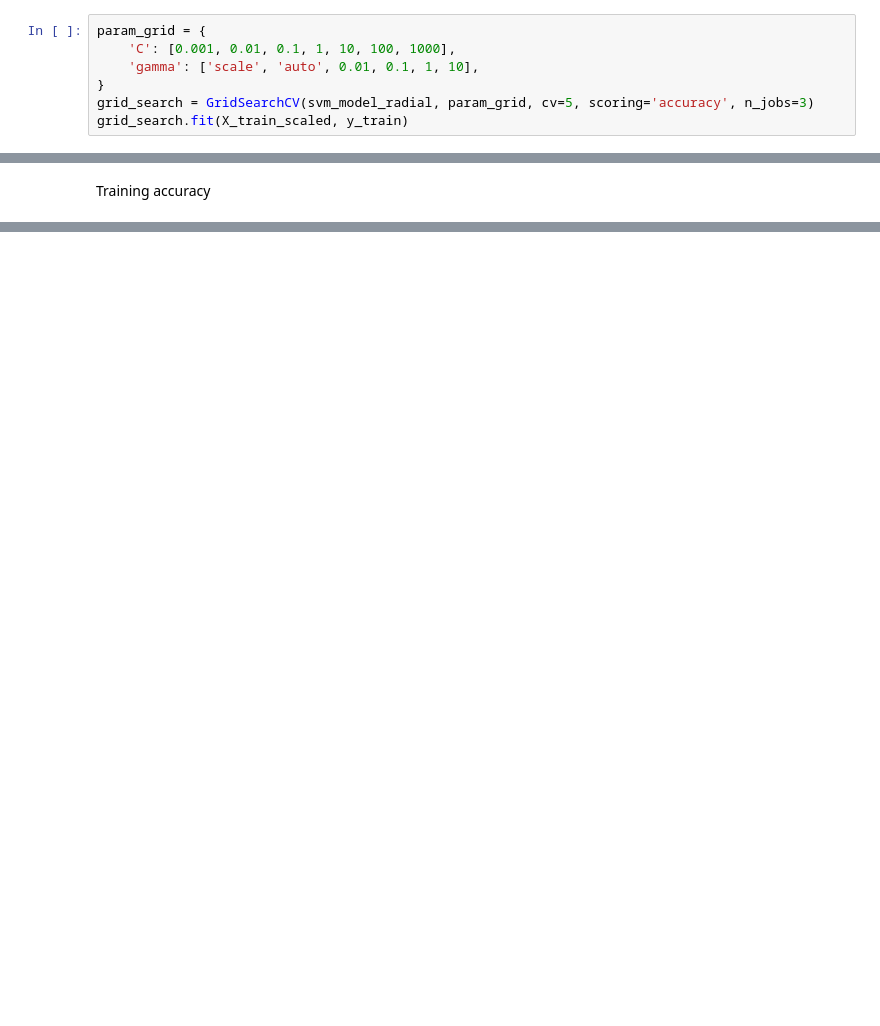
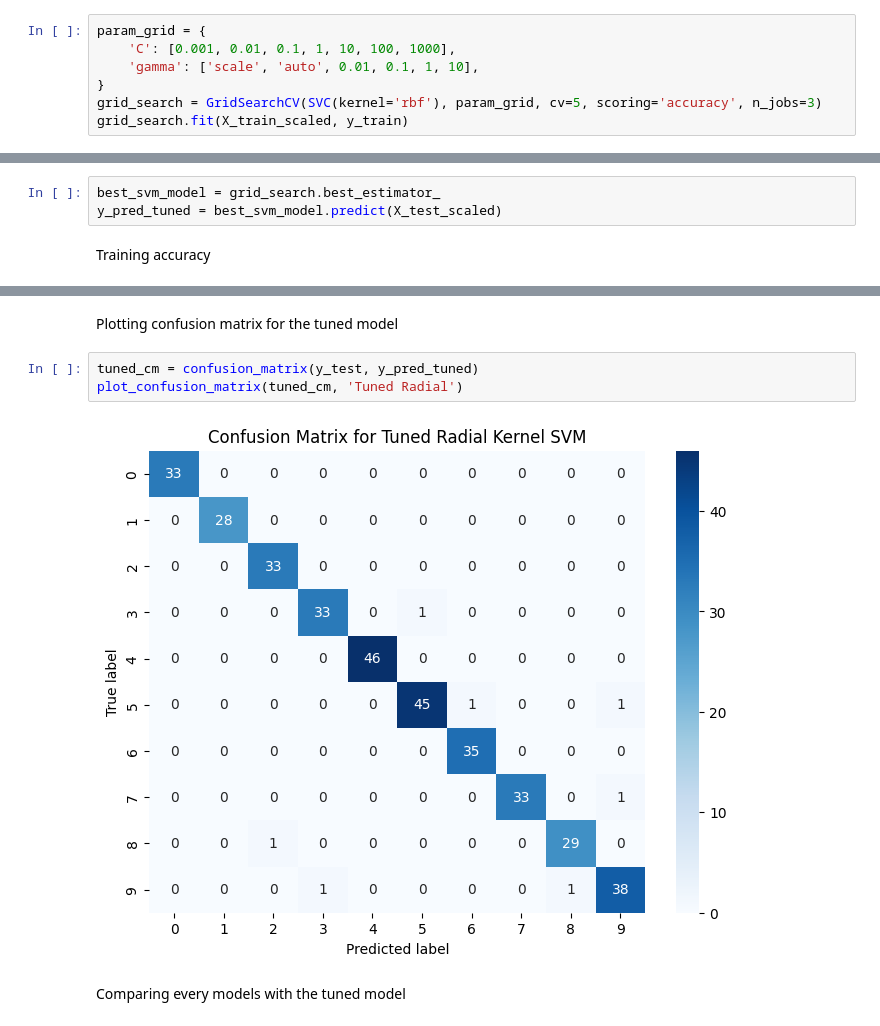
Before and after one commit to tanvir0188/machine-learning-labs, a Jupyter notebook: SVM.ipynb, the cells around one changed output, grey strips where cells are left out. Drawn from its saved outputs; the diff is of its cells as text; blank space fills up the shorter version.

Commit message:
comparing the tuned model done

```diff
--- a/SVM.ipynb
+++ b/SVM.ipynb
@@ -87,7 +87,7 @@ param_grid = {
     'C': [0.001, 0.01, 0.1, 1, 10, 100, 1000],
     'gamma': ['scale', 'auto', 0.01, 0.1, 1, 10],
 }
-grid_search = GridSearchCV(svm_model_radial, param_grid, cv=5, scoring='accuracy', n_jobs=3)
+grid_search = GridSearchCV(SVC(kernel='rbf'), param_grid, cv=5, scoring='accuracy', n_jobs=3)
 grid_search.fit(X_train_scaled, y_train)
 # %% [output]
 GridSearchCV(cv=5, estimator=SVC(), n_jobs=3,
@@ -124,2 +126,5 @@ plt.show()
+# %%
+best_svm_model = grid_search.best_estimator_
+y_pred_tuned = best_svm_model.predict(X_test_scaled)
 # %% [markdown]
 Training accuracy
@@ -163,0 +155,9 @@ NameError: name 'scores_matrix' is not defined
+# %% [markdown]
+Plotting confusion matrix for the tuned model
+# %%
+tuned_cm = confusion_matrix(y_test, y_pred_tuned)
+plot_confusion_matrix(tuned_cm, 'Tuned Radial')
+# %% [output]
+[figure, added]
+# %% [markdown]
+Comparing every models with the tuned model
```
Also changed, not shown: parts of 8 cells of this notebook.
